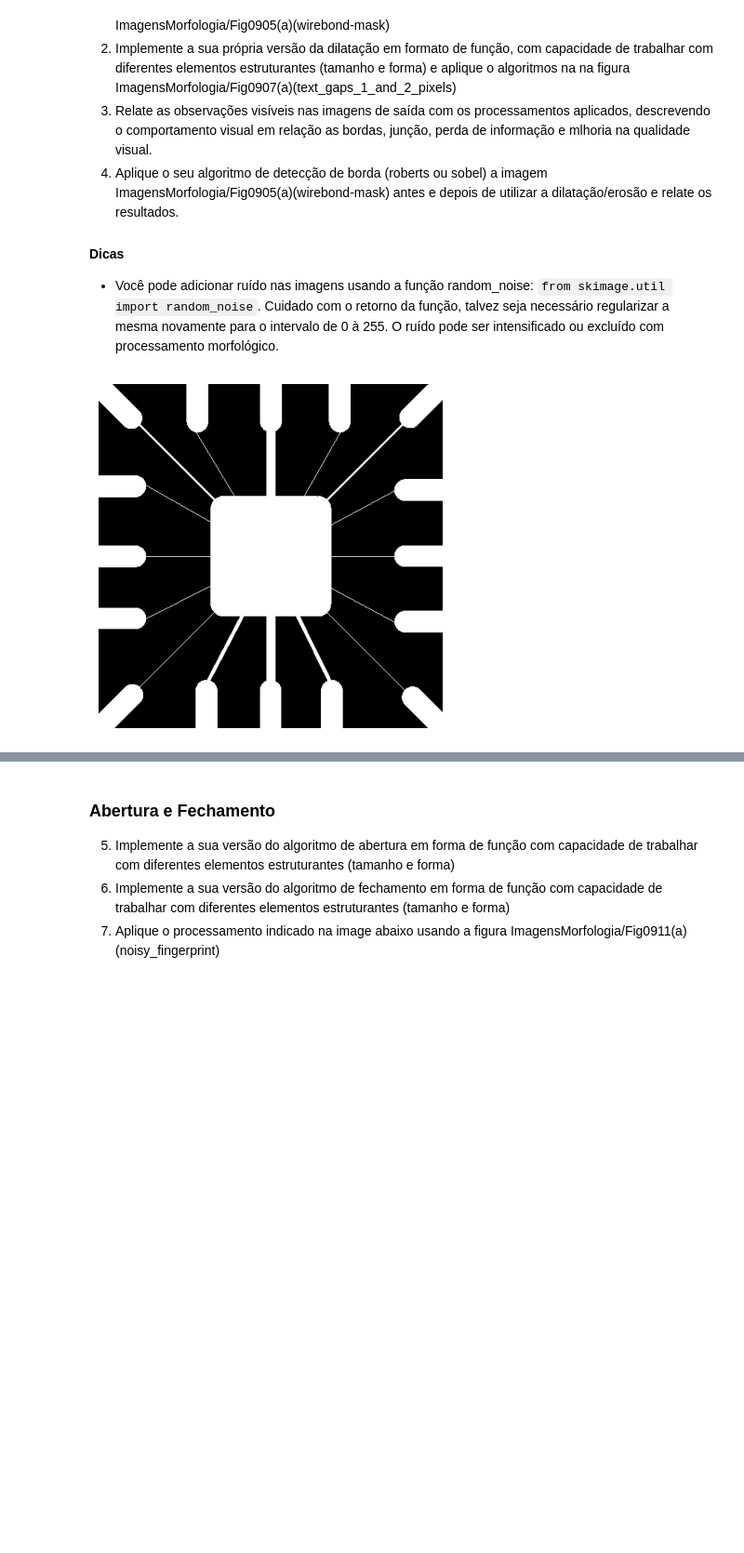
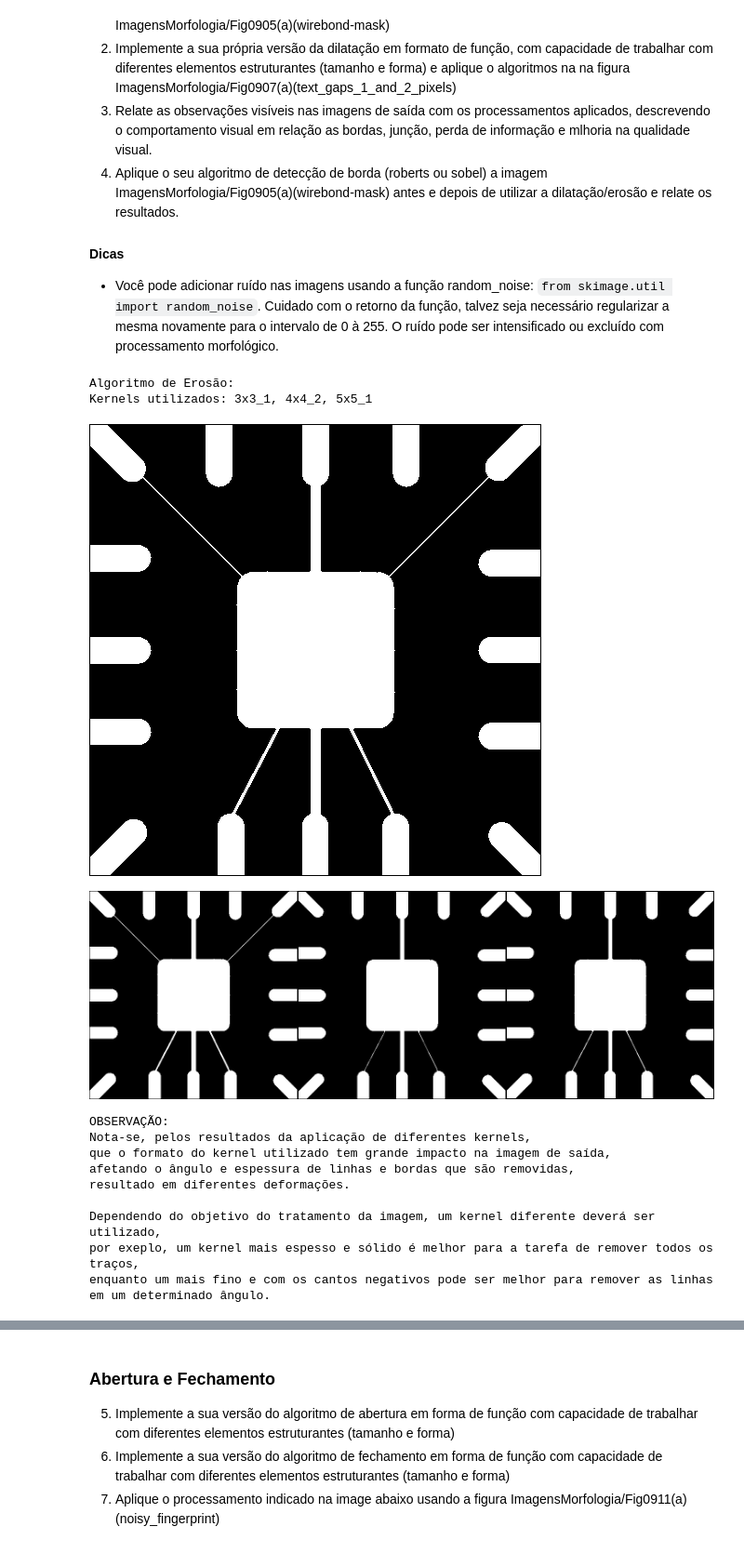
Before and after one commit to viniuniv/PDI-m2.1, a Jupyter notebook: PDI/Prática_Processamento_Morfológico.ipynb, the cells around one changed output, grey strips where cells are left out. Shown at 93% size. Drawn from its saved outputs; the diff is of its cells as text; code cells hidden in the pictures; blank space fills up the shorter version.

```diff
--- a/PDI/Prática_Processamento_Morfológico.ipynb
+++ b/PDI/Prática_Processamento_Morfológico.ipynb
@@ -24,15 +24,3 @@ Processamento Digital de Sinais: Imagens
 
 #### Dicas
  - Você pode adicionar ruído nas imagens usando a função random_noise: `from skimage.util import random_noise`. Cuidado com o retorno da função, talvez seja necessário regularizar a mesma novamente para o intervalo de 0 à 255. O ruído pode ser intensificado ou excluído com processamento morfológico.
-# %%
-import cv2
-import matplotlib.pyplot as plt
-
-img = cv2.imread("/content/Fig0905(a)(wirebond-mask).tif")
-img_rgb = cv2.cvtColor(img, cv2.COLOR_BGR2RGB)   # OpenCV loads as BGR
-
-plt.imshow(img_rgb)
-plt.axis("off")
-plt.show()
-# %% [output]
-[figure, removed]
@@ -38,0 +134,28 @@ plt.show()
+# %%
+print("Algoritmo de Erosão:")
+print("Kernels utilizados: 3x3_1, 4x4_2, 5x5_1")
+
+imge = cv2.imread("/content/Fig0905(a)(wirebond-mask).tif", cv2.IMREAD_GRAYSCALE)
+
+imge1 = erosao(imge)
+imge2 = erosao(imge, kernel_4x4_2)
+imge3 = erosao(imge, kernel_5x5_1)
+
+cv2_imshow(imge1)
+cv2_imshow(np.hstack([imge1, imge2, imge3]))
+print("OBSERVAÇÃO:\nNota-se, pelos resultados da aplicação de diferentes kernels, \nque o formato do kernel utilizado tem grande impacto na imagem de saída, \nafetando o ângulo e espessura de linhas e bordas que são removidas, \nresultado em diferentes deformações.")
+print("\nDependendo do objetivo do tratamento da imagem, um kernel diferente deverá ser utilizado, \npor exeplo, um kernel mais espesso e sólido é melhor para a tarefa de remover todos os traços, \nenquanto um mais fino e com os cantos negativos pode ser melhor para remover as linhas em um determinado ângulo.")
+# %% [output]
+Algoritmo de Erosão:
+Kernels utilizados: 3x3_1, 4x4_2, 5x5_1
+[figure, added]
+[figure, added]
+OBSERVAÇÃO:
+Nota-se, pelos resultados da aplicação de diferentes kernels,
+que o formato do kernel utilizado tem grande impacto na imagem de saída,
+afetando o ângulo e espessura de linhas e bordas que são removidas,
+resultado em diferentes deformações.
+
+Dependendo do objetivo do tratamento da imagem, um kernel diferente deverá ser utilizado,
+por exeplo, um kernel mais espesso e sólido é melhor para a tarefa de remover todos os traços,
+enquanto um mais fino e com os cantos negativos pode ser melhor para remover as linhas em um determinado ângulo.
```
Also changed, not shown: parts of 3 cells of this notebook.
